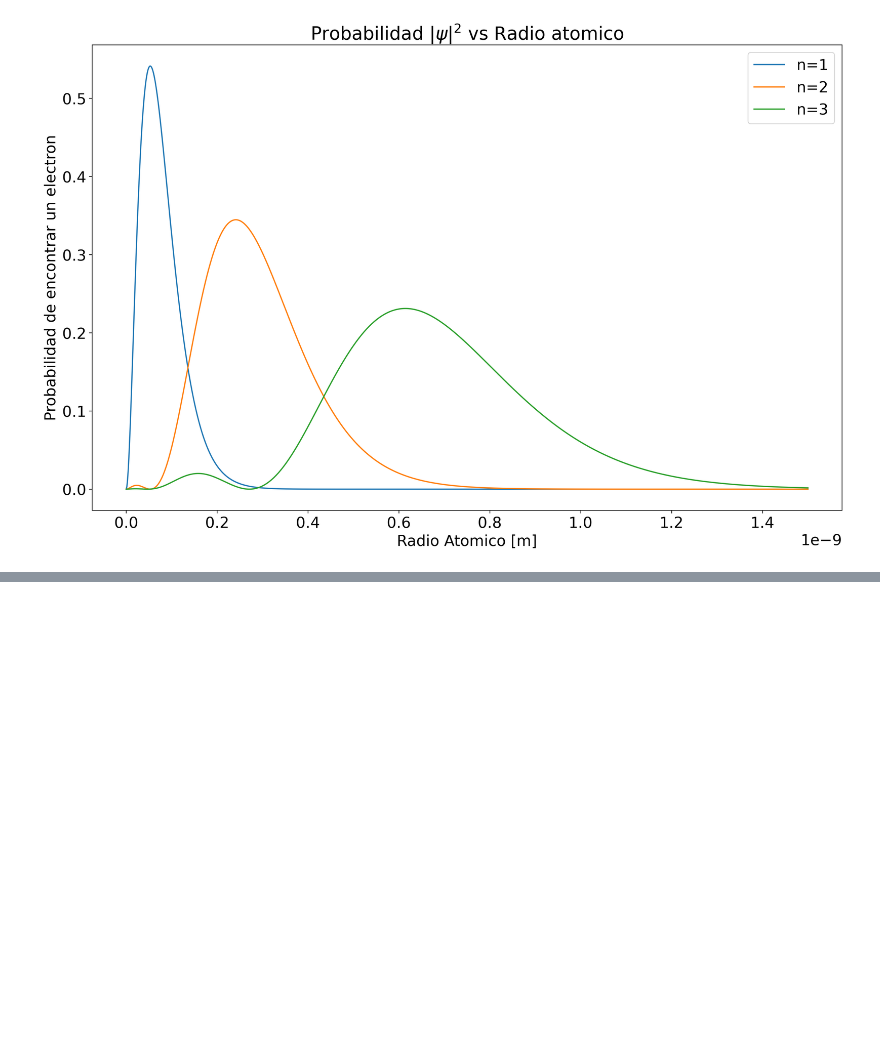
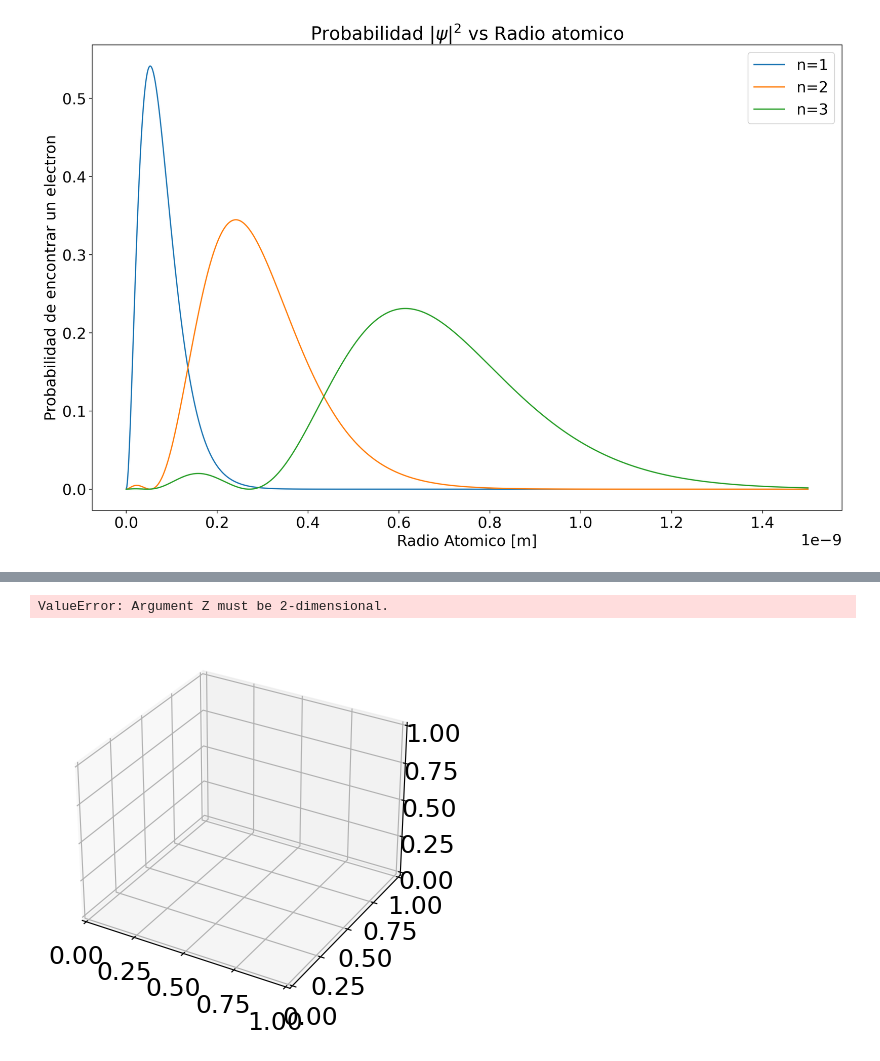
Before and after one commit to aitkenbug/shiny-funicular, a Jupyter notebook: Analogicos/graficosP1.ipynb, the cells around one changed output, grey strips where cells are left out. Saved outputs shown, nothing was run; the diff lists cells and outputs as text; code cells hidden in the pictures; blank space fills up the shorter version.

```diff
--- a/Analogicos/graficosP1.ipynb
+++ b/Analogicos/graficosP1.ipynb
@@ -33,0 +54,40 @@ plt.show()
+# %%
+# Ploteo de Probabilidad 3D
+
+# Nivel 1
+
+z1s = phi1(100*10**(-12))
+
+# Nivel 2
+
+# Nivel 3
+
+
+
+fig, ax = plt.subplots(subplot_kw={"projection": "3d"})
+
+# Make data.
+u = np.linspace(0, 2 * np.pi, 100)
+v = np.linspace(0, np.pi, 100)
+x = np.outer(np.cos(u), np.sin(v))
+y = np.outer(np.sin(u), np.sin(v))
+X, Y = np.meshgrid(x, y)
+R = [z1s] * len(u)
+Z = np.sin(R)
+
+# Plot the surface.
+surf = ax.plot_surface(X, Y, Z, cmap=cm.coolwarm,
+                       linewidth=0, antialiased=False)
+
+# Customize the z axis.
+ax.zaxis.set_major_locator(LinearLocator(10))
+# A StrMethodFormatter is used automatically
+ax.zaxis.set_major_formatter('{x:.02f}')
+
+# Add a color bar which maps values to colors.
+fig.colorbar(surf, shrink=0.5, aspect=5)
+
+plt.show()
+# %% [output]
+ValueError: Argument Z must be 2-dimensional.
+[figure, added]
```
Also changed, not shown: parts of 3 cells of this notebook.
